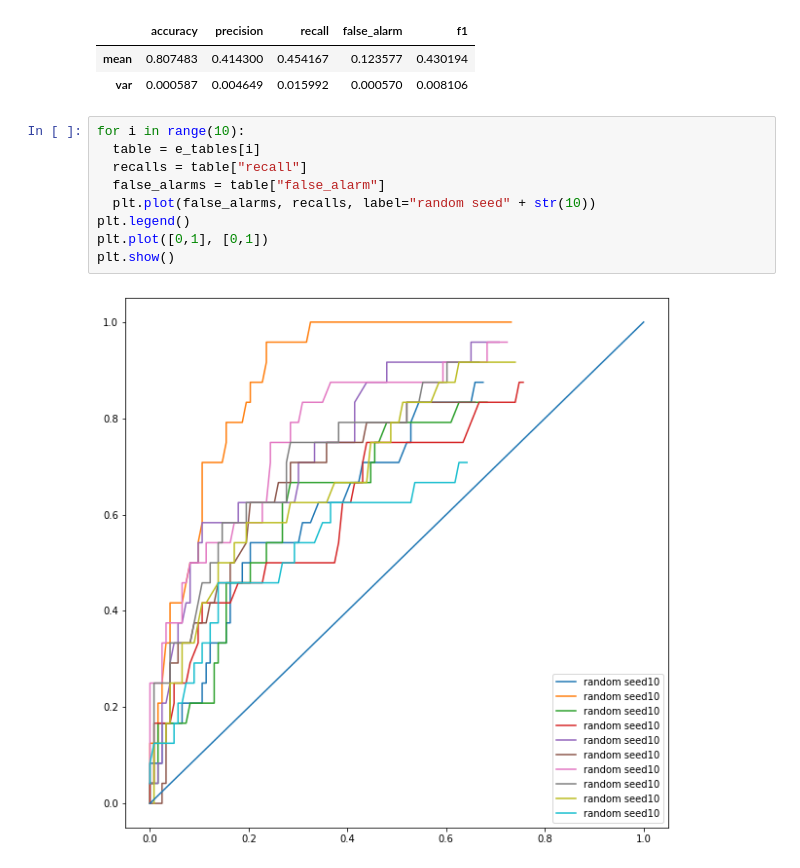
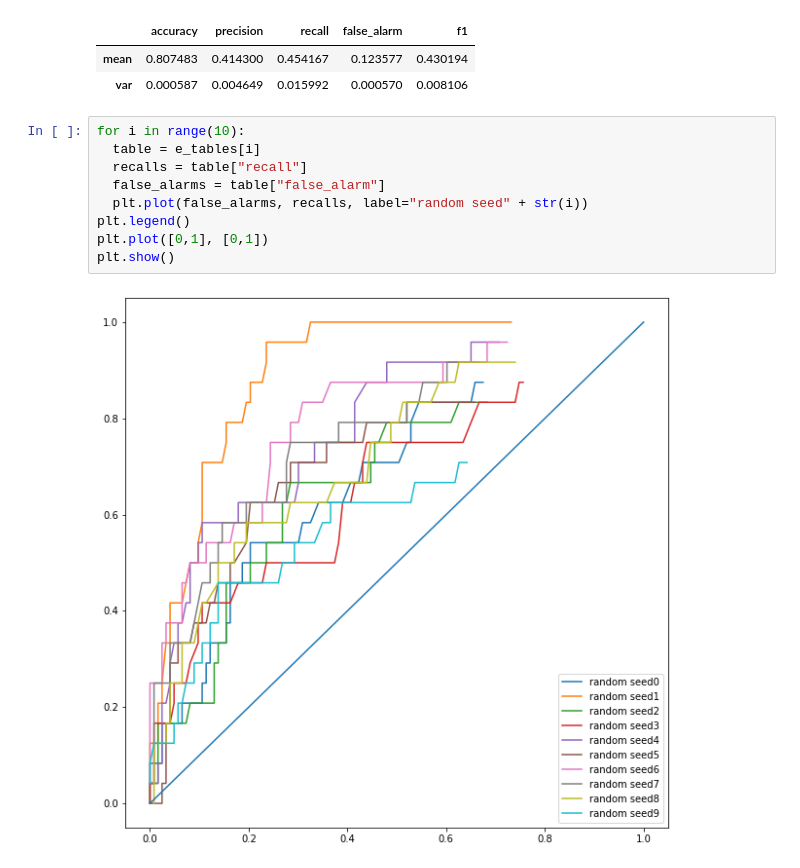
Before and after one commit to Chol27/pattern_recognition, a Jupyter notebook: HW2/HW2_Attrition_Prediction_Naive_Bayes.ipynb, the cells around one changed output. Drawn from its saved outputs; the diff is of its cells as text.

```diff
--- a/HW2/HW2_Attrition_Prediction_Naive_Bayes.ipynb
+++ b/HW2/HW2_Attrition_Prediction_Naive_Bayes.ipynb
@@ -953,11 +953,11 @@ shuffle_table.agg(["mean", "var"])
 # %%
 for i in range(10):
   table = e_tables[i]
   recalls = table["recall"]
   false_alarms = table["false_alarm"]
-  plt.plot(false_alarms, recalls, label="random seed" + str(10))
+  plt.plot(false_alarms, recalls, label="random seed" + str(i))
 plt.legend()
 plt.plot([0,1], [0,1])
 plt.show()
 # %% [output]
-[figure, old version]
+[figure, new version]
```
Also changed, not shown: parts of 1 cell of this notebook, 1 other file.
